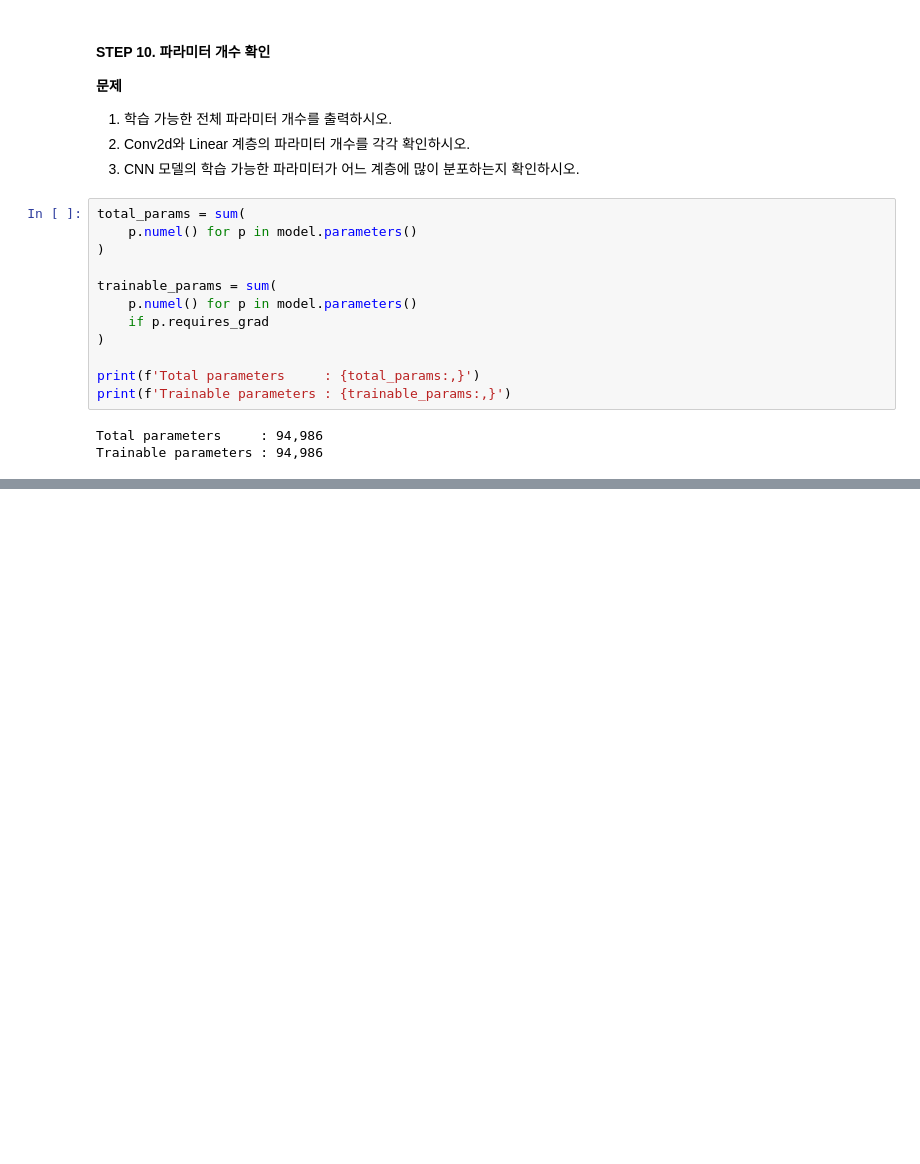
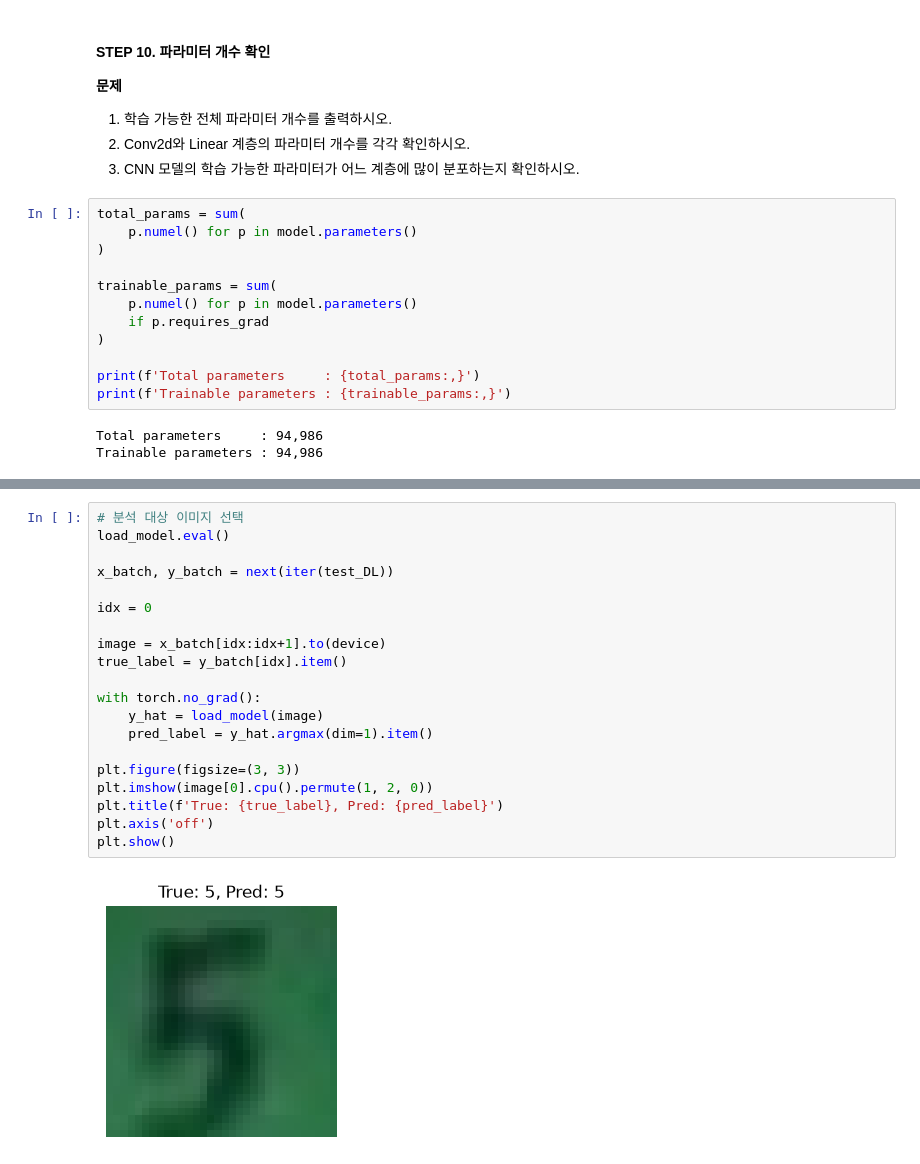
Before and after one commit to TemplariParu/PyTorch, a Jupyter notebook: 05.CNN/CNN_SVHN.ipynb, the cells around one changed output, grey strips where cells are left out. Saved outputs shown, nothing was run; the diff lists cells and outputs as text; blank space fills up the shorter version.

```diff
--- a/05.CNN/CNN_SVHN.ipynb
+++ b/05.CNN/CNN_SVHN.ipynb
@@ -445,0 +481,22 @@ Trainable parameters : 94,986
+# %%
+# 분석 대상 이미지 선택
+load_model.eval()
+
+x_batch, y_batch = next(iter(test_DL))
+
+idx = 0
+
+image = x_batch[idx:idx+1].to(device)
+true_label = y_batch[idx].item()
+
+with torch.no_grad():
+    y_hat = load_model(image)
+    pred_label = y_hat.argmax(dim=1).item()
+
+plt.figure(figsize=(3, 3))
+plt.imshow(image[0].cpu().permute(1, 2, 0))
+plt.title(f'True: {true_label}, Pred: {pred_label}')
+plt.axis('off')
+plt.show()
+# %% [output]
+[figure, added]
```
Also changed, not shown: parts of 16 cells of this notebook, 1 other file.
